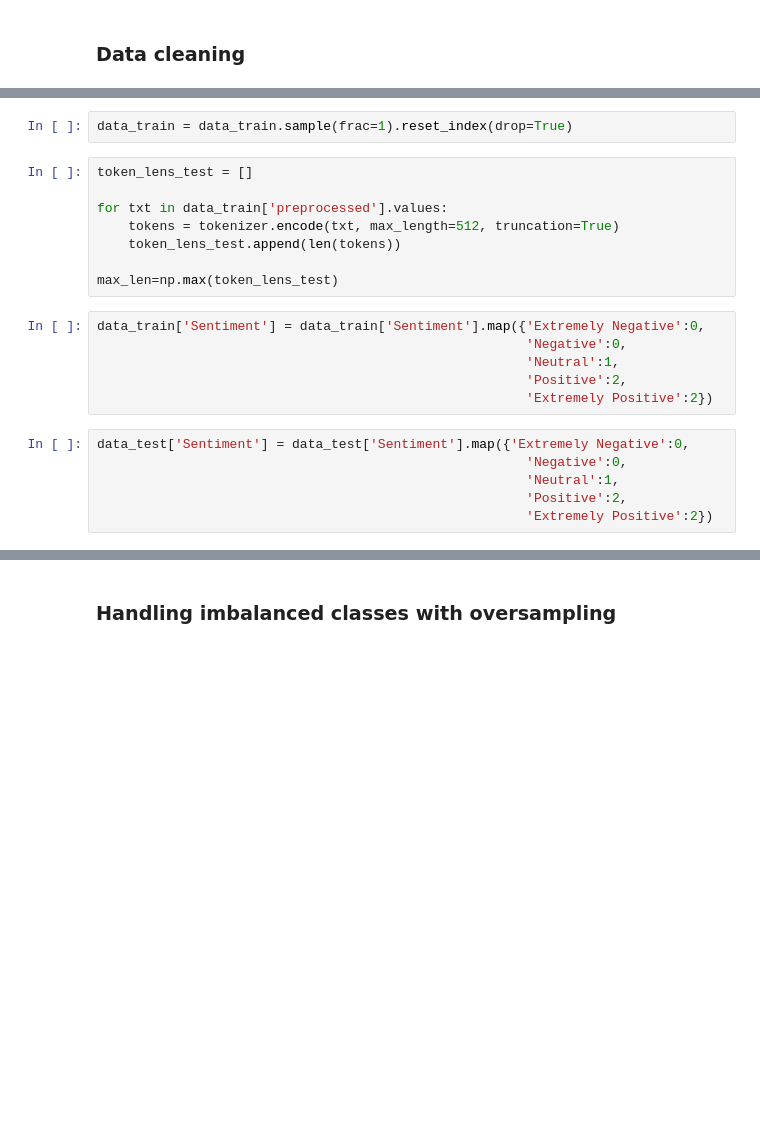
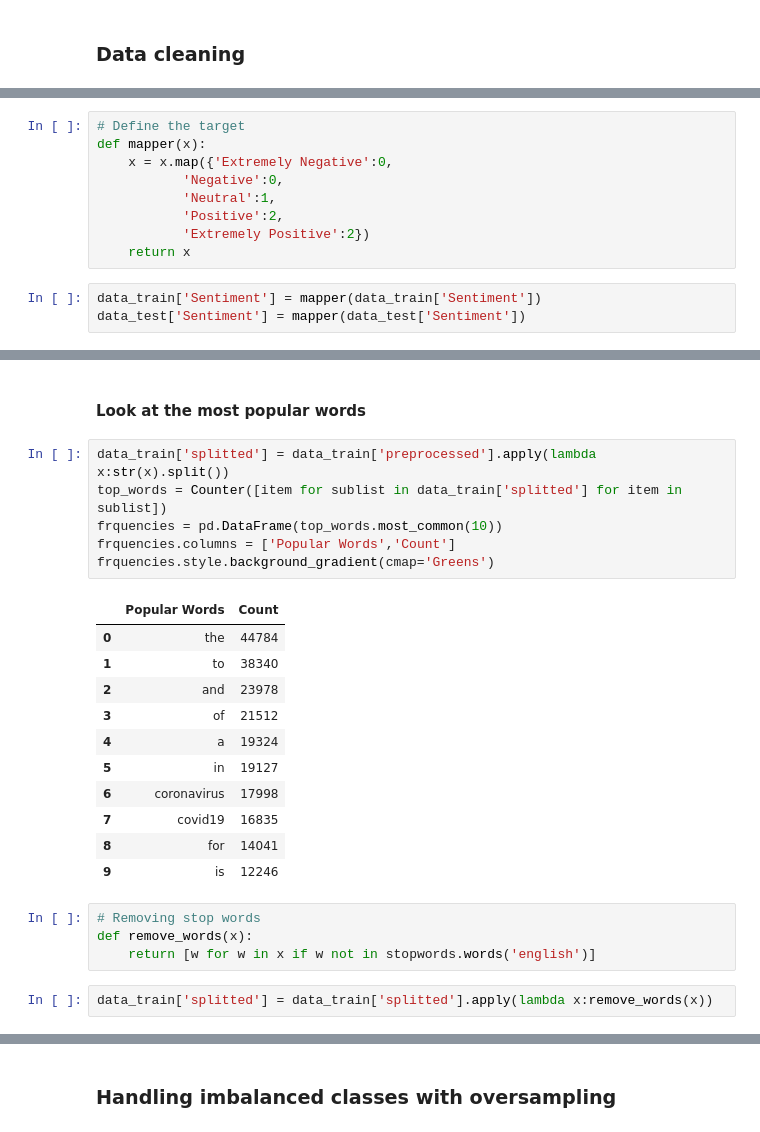
Before and after one commit to ProfessorBanner/Portfolio., a Jupyter notebook: Data Science/NLP.ipynb, the cells around one changed output, grey strips where cells are left out. Drawn from its saved outputs; the diff is of its cells as text; blank space fills up the shorter version.

```diff
--- a/Data Science/NLP.ipynb
+++ b/Data Science/NLP.ipynb
@@ -613 +638,13 @@ data_train.preprocessed.sample(5)
 Name: preprocessed, dtype: object
+# %%
+# Define the target
+def mapper(x):
+    x = x.map({'Extremely Negative':0,
+           'Negative':0,
+           'Neutral':1,
+           'Positive':2,
+           'Extremely Positive':2})
+    return x
+# %%
+data_train['Sentiment'] = mapper(data_train['Sentiment'])
+data_test['Sentiment'] = mapper(data_test['Sentiment'])
@@ -637,22 +656,26 @@ max_len=np.max(token_lens)
-# %%
-data_train = data_train.sample(frac=1).reset_index(drop=True)
-# %%
-token_lens_test = []
-
-for txt in data_train['preprocessed'].values:
-    tokens = tokenizer.encode(txt, max_length=512, truncation=True)
-    token_lens_test.append(len(tokens))
-
-max_len=np.max(token_lens_test)
-# %%
-data_train['Sentiment'] = data_train['Sentiment'].map({'Extremely Negative':0,
-                                                       'Negative':0,
-                                                       'Neutral':1,
-                                                       'Positive':2,
-                                                       'Extremely Positive':2})
-# %%
-data_test['Sentiment'] = data_test['Sentiment'].map({'Extremely Negative':0,
-                                                       'Negative':0,
-                                                       'Neutral':1,
-                                                       'Positive':2,
-                                                       'Extremely Positive':2})
+# %% [markdown]
+#### Look at the most popular words
+# %%
+data_train['splitted'] = data_train['preprocessed'].apply(lambda x:str(x).split())
+top_words = Counter([item for sublist in data_train['splitted'] for item in sublist])
+frquencies = pd.DataFrame(top_words.most_common(10))
+frquencies.columns = ['Popular Words','Count']
+frquencies.style.background_gradient(cmap='Greens')
+# %% [output]
+|  | Popular Words | Count |
+| 0 | the | 44784 |
+| 1 | to | 38340 |
+| 2 | and | 23978 |
+| 3 | of | 21512 |
+| 4 | a | 19324 |
+| 5 | in | 19127 |
+| 6 | coronavirus | 17998 |
+| 7 | covid19 | 16835 |
+| 8 | for | 14041 |
+| 9 | is | 12246 |
+# %%
+# Removing stop words
+def remove_words(x):
+    return [w for w in x if w not in stopwords.words('english')]
+# %%
+data_train['splitted'] = data_train['splitted'].apply(lambda x:remove_words(x))
```
Also changed, not shown: parts of 55 cells of this notebook.
